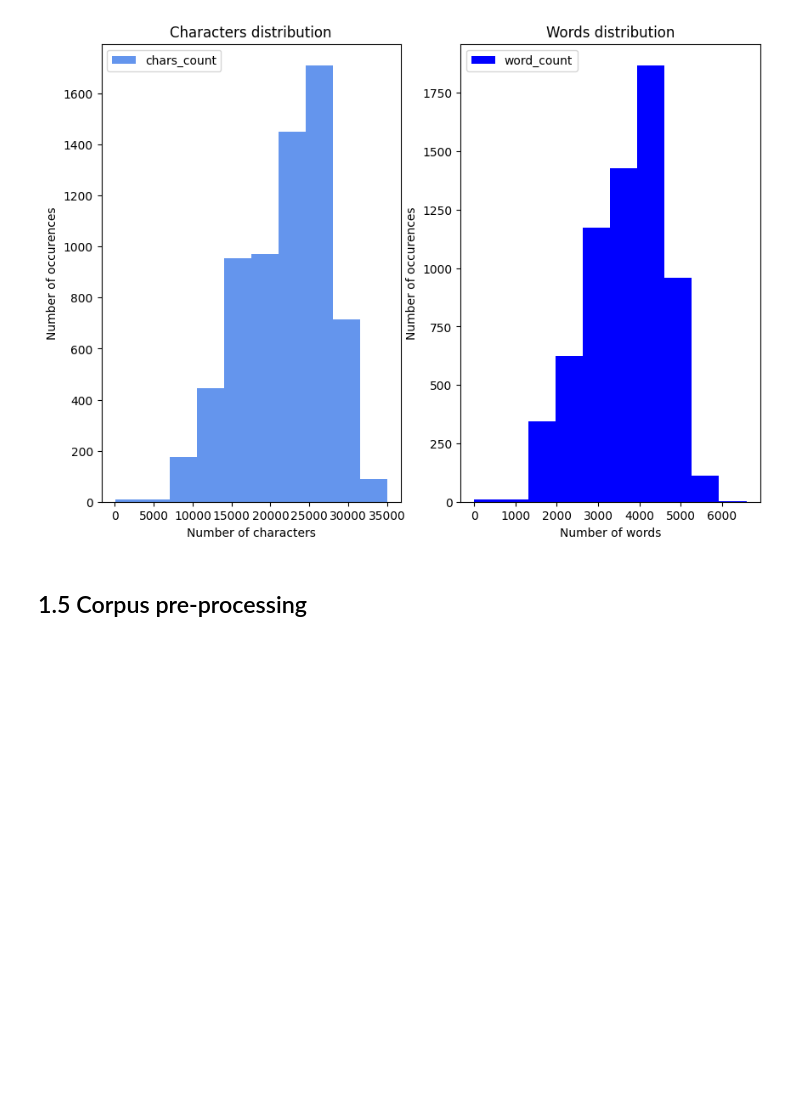
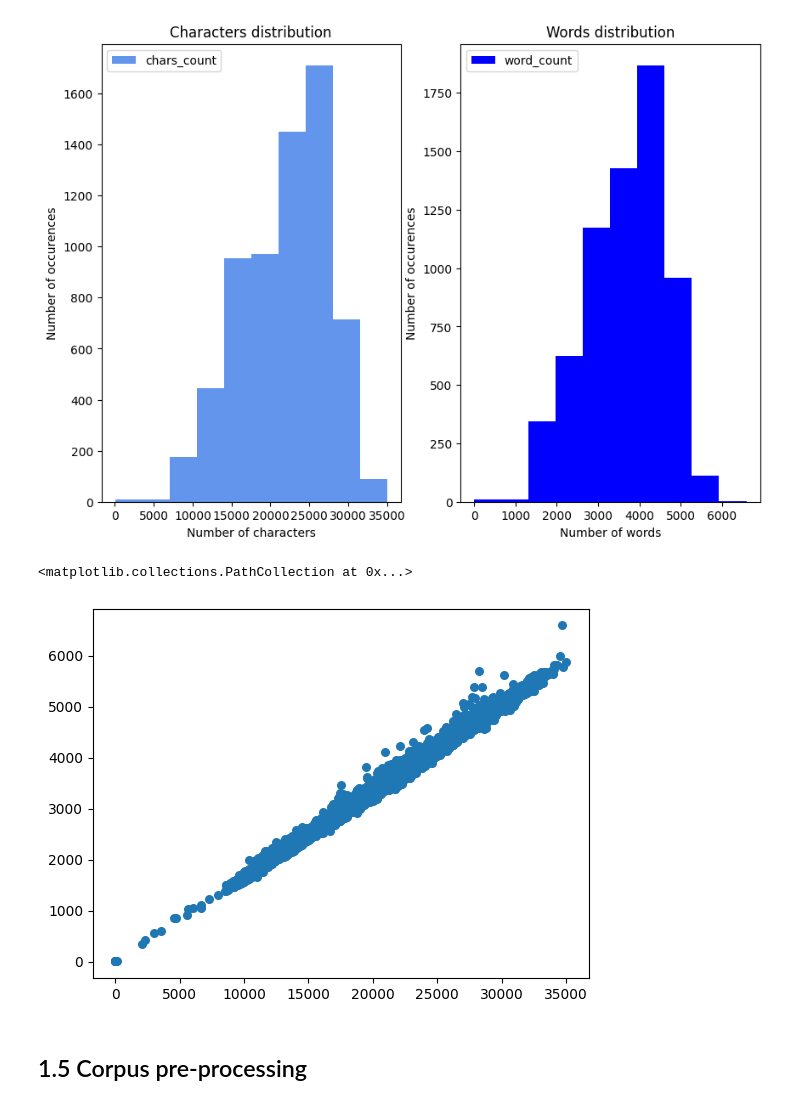
Before and after one commit to DHARPA-Project/TopicModelling-, a Jupyter notebook: topic_modelling.ipynb, the cells around one changed output. Drawn from its saved outputs; the diff is of its cells as text; code cells hidden in the pictures; blank space fills up the shorter version.

Commit message:
add scatterplot

```diff
--- a/topic_modelling.ipynb
+++ b/topic_modelling.ipynb
@@ -338,6 +338,11 @@ plt.title('Words distribution')
 plt.legend();
 # %% [output]
 [figure]
+# %%
+plt.scatter(subset_df.chars_count, subset_df.words_count,  s=30)
+# %% [output]
+<matplotlib.collections.PathCollection at 0x...>
+[figure, added]
 # %%
 #subset_df.to_csv(output_folder + '/documents_list.csv')
 # %% [markdown]
```
Also changed, not shown: parts of 2 cells of this notebook.
